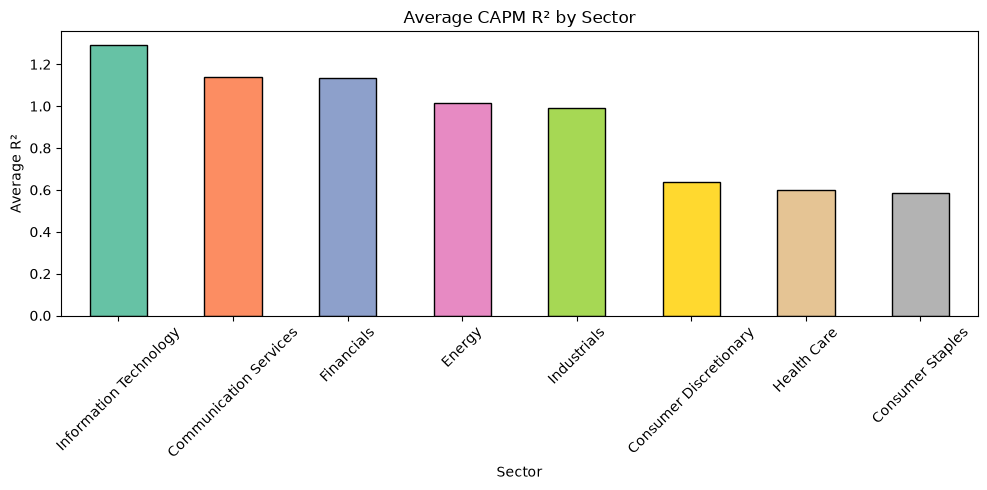
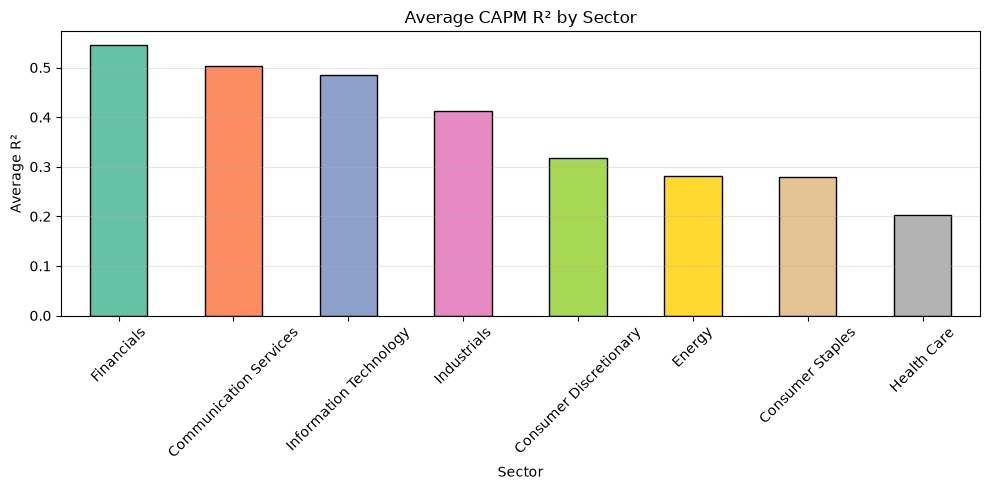
Unified diff of the notebook cell whose output changed from the first chart to the second:
--- before
+++ after
@@ -1,11 +1,11 @@
 plt.figure(figsize=(10,5))
-colors = plt.cm.Set2(range(len(sector_beta)))
 
-sector_beta.plot(
+colors = plt.cm.Set2(range(len(sector_r2)))
+
+sector_r2.plot(
     kind="bar",
     color=colors,
     edgecolor="black"
 )
-
 
 plt.ylabel("Average R²")
@@ -14,4 +14,9 @@
 plt.xticks(rotation=45)
 
+plt.grid(axis="y", alpha=0.3)
+
 plt.tight_layout()
+
+plt.savefig("../figures/sector_r2.png", dpi=300, bbox_inches="tight")
+
 plt.show()

Commit: updates